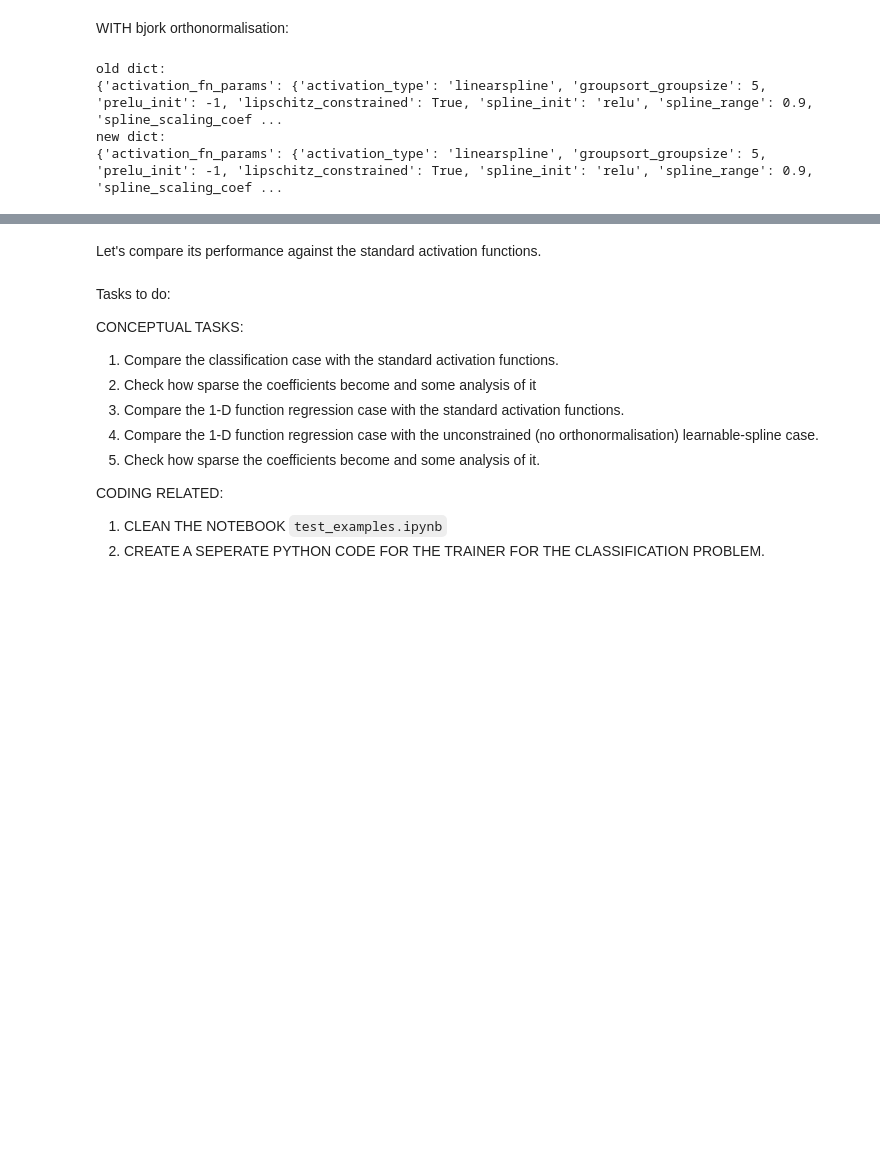
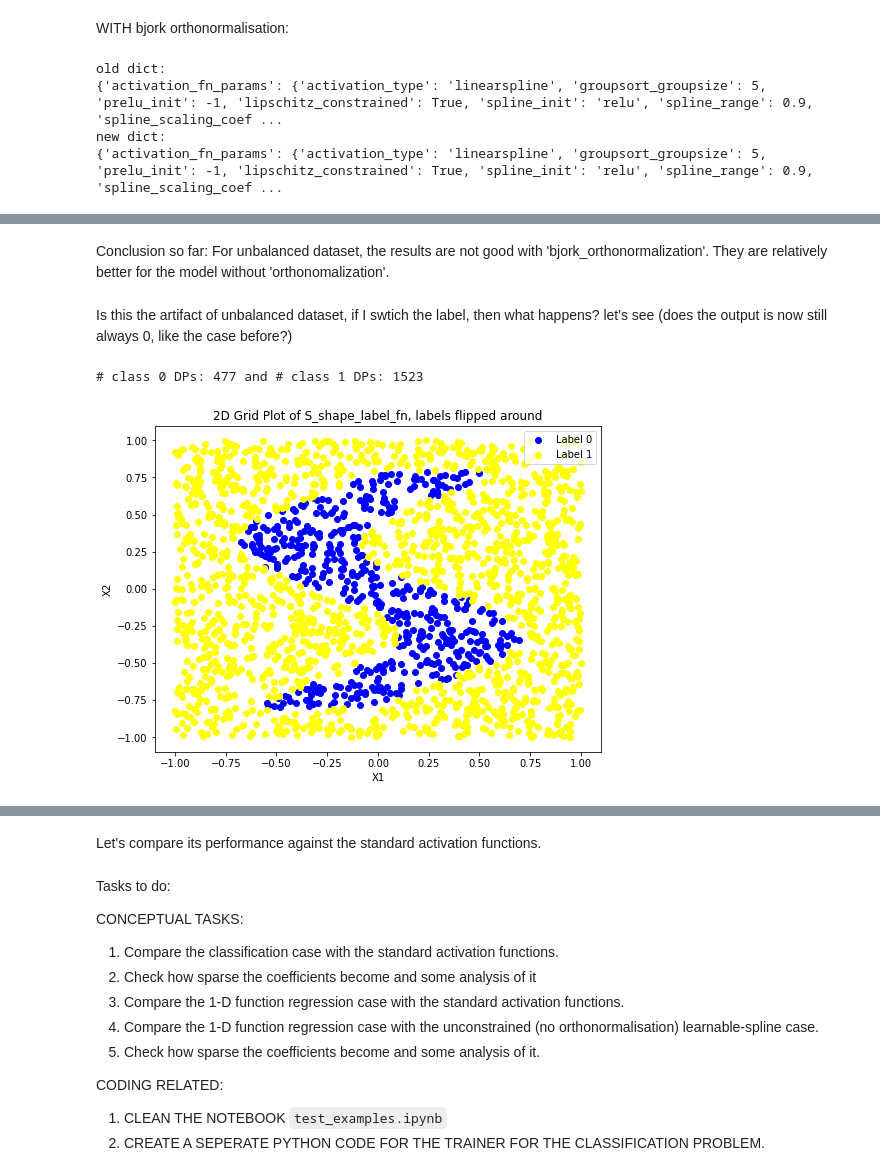
Before and after one commit to neelkanthrawat/Lipschitz_DSNN, a Jupyter notebook: trial_notebooks/test_examples.ipynb, the cells around one changed output, grey strips where cells are left out. Drawn from its saved outputs; the diff is of its cells as text; code cells hidden in the pictures; blank space fills up the shorter version.

```diff
--- a/trial_notebooks/test_examples.ipynb
+++ b/trial_notebooks/test_examples.ipynb
@@ -651,0 +638,43 @@ Test accuracy: 0.8300
+# %% [markdown]
+Conclusion so far: For unbalanced dataset, the results are not good with 'bjork_orthonormalization'. They are relatively better for the model without 'orthonomalization'.
+# %% [markdown]
+Is this the artifact of unbalanced dataset, if I swtich the label, then what happens? let's see (does the output is now still always 0, like the case before?)
+# %%
+### data with labels switched
+### Area Classification Problem
+import numpy as np
+
+# Given function g (vectorized)
+g = lambda x: 0.4 * np.sin(-5*x)
+
+# Define the label function (vectorized)
+def S_shape_label_fn2(coordinate_2d):
+    x1, x2 = coordinate_2d[:, 0], coordinate_2d[:, 1]
+    #return np.logical_and(np.abs(x1 - g(x2)) <= 0.3, np.abs(x2) < 0.8).astype(int)
+    return np.logical_not(np.logical_and(np.abs(x1 - g(x2)) <= 0.3, np.abs(x2) < 0.8)).astype(int)
+
+# Generate random x_mat
+num_dp = 2000  # Assuming num_dp is defined
+x_mat2 = np.random.uniform(-1.0, 1.0, size=(num_dp, 2))
+
+# Create y_mat
+y_mat2 = S_shape_label_fn2(x_mat2)
+
+##
+num_zeros=np.count_nonzero(y_mat2==0)
+num_ones=np.count_nonzero(y_mat2==1)
+print(f"# class 0 DPs: {num_zeros} and # class 1 DPs: {num_ones} ")
+
+# Plotting
+plt.figure(figsize=(8, 6))
+plt.scatter(x_mat2[y_mat2 == 0, 0], x_mat2[y_mat2 == 0, 1], color='blue', label='Label 0')
+plt.scatter(x_mat2[y_mat2 == 1, 0], x_mat2[y_mat2 == 1, 1], color='yellow', label='Label 1')
+plt.title('2D Grid Plot of S_shape_label_fn, labels flipped around')
+plt.xlabel('X1')
+plt.ylabel('X2')
+plt.legend()
+# plt.grid(True)
+plt.show()
+# %% [output]
+# class 0 DPs: 477 and # class 1 DPs: 1523
+[figure, added]
```
Also changed, not shown: parts of 18 cells of this notebook.
